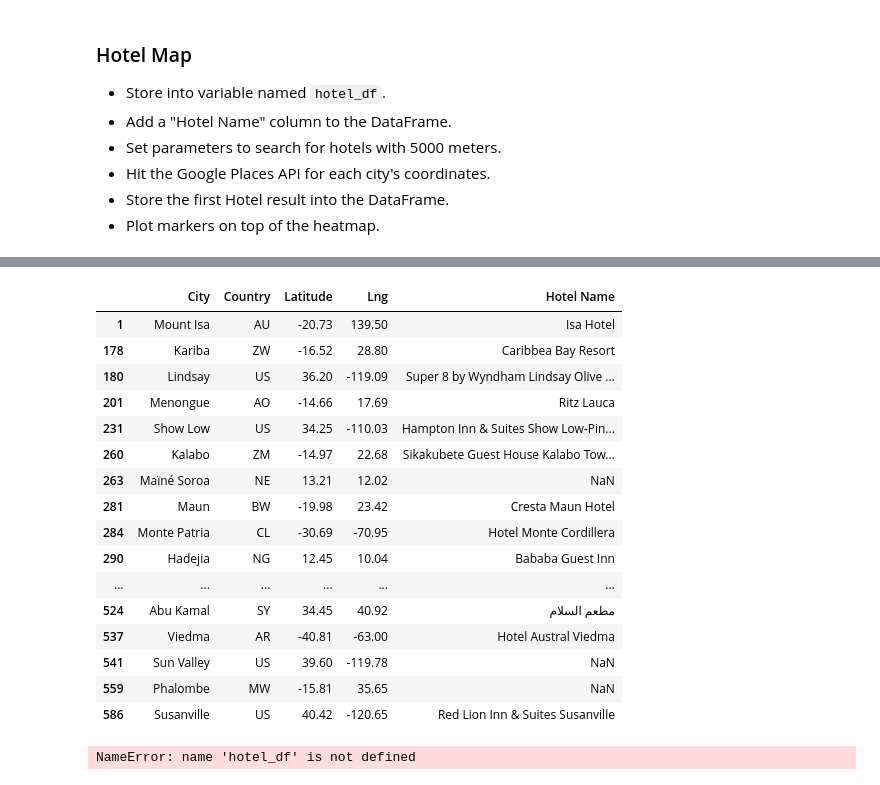
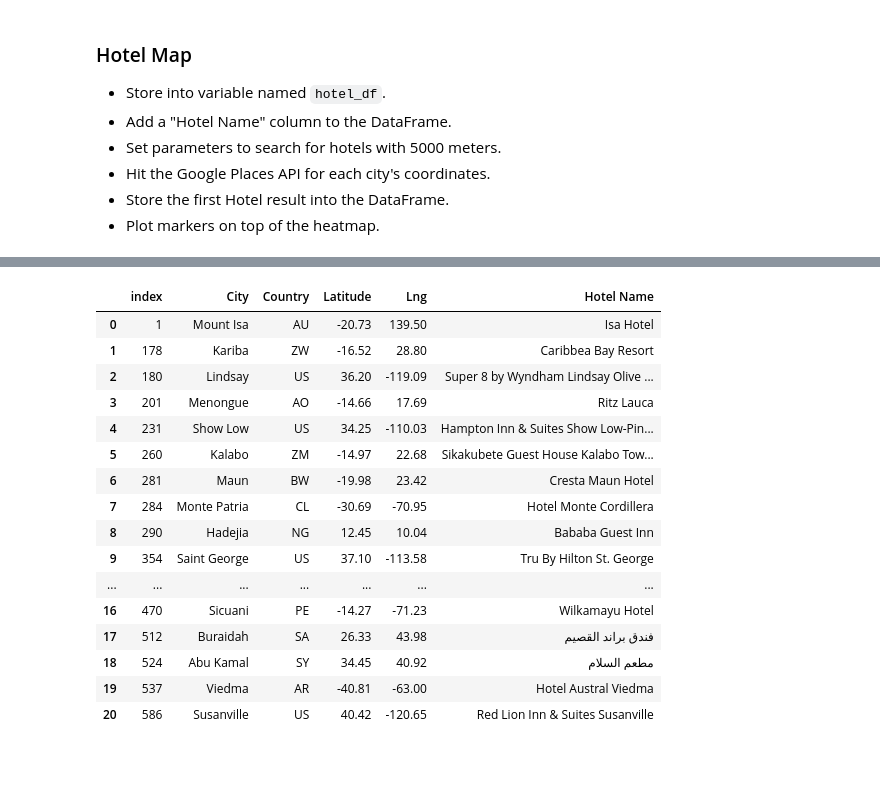
Before and after one commit to timsamson/Python_API_Challange, a Jupyter notebook: Files/VacationPy.ipynb, the cells around one changed output, grey strips where cells are left out. Drawn from its saved outputs; the diff is of its cells as text; code cells hidden in the pictures.

```diff
--- a/Files/VacationPy.ipynb
+++ b/Files/VacationPy.ipynb
@@ -122,11 +138,10 @@ for index, row in hotel_raw_df.iterrows():
 
     # Add to Data Frame
     try:
-        hotel_raw_df.loc[index, "Hotel Name"] = results[0]['name']
+        hotel_df.loc[index, "Hotel Name"] = results[0]['name']
 
     except (KeyError, IndexError):
-        hotel_raw_df.loc[index, "Hotel Name"] = 'NaN'
         pass
 
-hotel_raw_df
+hotel_df
 # %% [output]
@@ -134,25 +165,26 @@ NameError: name 'hotel_raw_df' is not defined
 # %%
 # Drop locaitons with no hotel within 5000 meters.
-hotel_df = hotel_raw_df.dropna()
+hotel_df.drop(hotel_df.index[hotel_df['Hotel Name'] == 'NaN'], inplace = True)
+hotel_df = hotel_df.reset_index()
 hotel_df
 # %% [output]
-|  | City | Country | Latitude | Lng | Hotel Name |
-| 1 | Mount Isa | AU | -20.73 | 139.50 | Isa Hotel |
-| 178 | Kariba | ZW | -16.52 | 28.80 | Caribbea Bay Resort |
-| 180 | Lindsay | US | 36.20 | -119.09 | Super 8 by Wyndham Lindsay Olive ... |
-| 201 | Menongue | AO | -14.66 | 17.69 | Ritz Lauca |
-| 231 | Show Low | US | 34.25 | -110.03 | Hampton Inn & Suites Show Low-Pin... |
-| 260 | Kalabo | ZM | -14.97 | 22.68 | Sikakubete Guest House Kalabo Tow... |
-| 263 | Maïné Soroa | NE | 13.21 | 12.02 | NaN |
-| 281 | Maun | BW | -19.98 | 23.42 | Cresta Maun Hotel |
-| 284 | Monte Patria | CL | -30.69 | -70.95 | Hotel Monte Cordillera |
-| 290 | Hadejia | NG | 12.45 | 10.04 | Bababa Guest Inn |
-| ... | ... | ... | ... | ... | ... |
-| 524 | Abu Kamal | SY | 34.45 | 40.92 | مطعم السلام |
-| 537 | Viedma | AR | -40.81 | -63.00 | Hotel Austral Viedma |
-| 541 | Sun Valley | US | 39.60 | -119.78 | NaN |
-| 559 | Phalombe | MW | -15.81 | 35.65 | NaN |
-| 586 | Susanville | US | 40.42 | -120.65 | Red Lion Inn & Suites Susanville |
+|  | index | City | Country | Latitude | Lng | Hotel Name |
+| 0 | 1 | Mount Isa | AU | -20.73 | 139.50 | Isa Hotel |
+| 1 | 178 | Kariba | ZW | -16.52 | 28.80 | Caribbea Bay Resort |
+| 2 | 180 | Lindsay | US | 36.20 | -119.09 | Super 8 by Wyndham Lindsay Olive ... |
+| 3 | 201 | Menongue | AO | -14.66 | 17.69 | Ritz Lauca |
+| 4 | 231 | Show Low | US | 34.25 | -110.03 | Hampton Inn & Suites Show Low-Pin... |
+| 5 | 260 | Kalabo | ZM | -14.97 | 22.68 | Sikakubete Guest House Kalabo Tow... |
+| 6 | 281 | Maun | BW | -19.98 | 23.42 | Cresta Maun Hotel |
+| 7 | 284 | Monte Patria | CL | -30.69 | -70.95 | Hotel Monte Cordillera |
+| 8 | 290 | Hadejia | NG | 12.45 | 10.04 | Bababa Guest Inn |
+| 9 | 354 | Saint George | US | 37.10 | -113.58 | Tru By Hilton St. George |
+| ... | ... | ... | ... | ... | ... | ... |
+| 16 | 470 | Sicuani | PE | -14.27 | -71.23 | Wilkamayu Hotel |
+| 17 | 512 | Buraidah | SA | 26.33 | 43.98 | فندق براند القصيم |
+| 18 | 524 | Abu Kamal | SY | 34.45 | 40.92 | مطعم السلام |
+| 19 | 537 | Viedma | AR | -40.81 | -63.00 | Hotel Austral Viedma |
+| 20 | 586 | Susanville | US | 40.42 | -120.65 | Red Lion Inn & Suites Susanville |
 # %%
 # NOTE: Do not change any of the code in this cell
 
@@ -167,8 +199,6 @@ info_box_template = """
 # Store the DataFrame Row
 # NOTE: be sure to update with your DataFrame name
 hotel_info = [info_box_template.format(**row) for index, row in hotel_df.iterrows()]
-locations = hotel_df[["Lat", "Lng"]]
+locations = hotel_df[["Latitude", "Lng"]]
-# %% [output]
-NameError: name 'hotel_df' is not defined
 # %%
 # Add marker layer ontop of heat map
```
Also changed, not shown: parts of 3 cells of this notebook.
